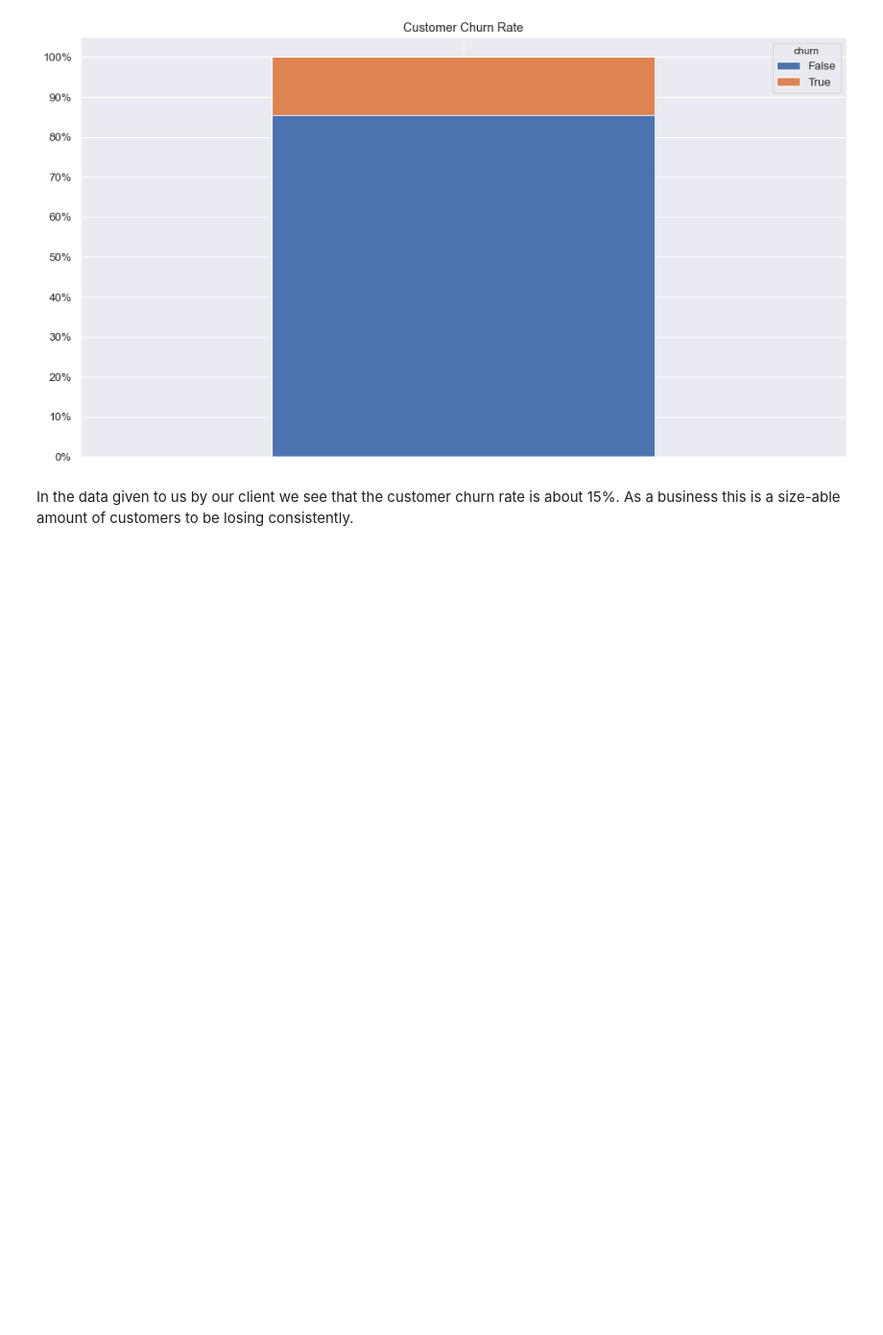
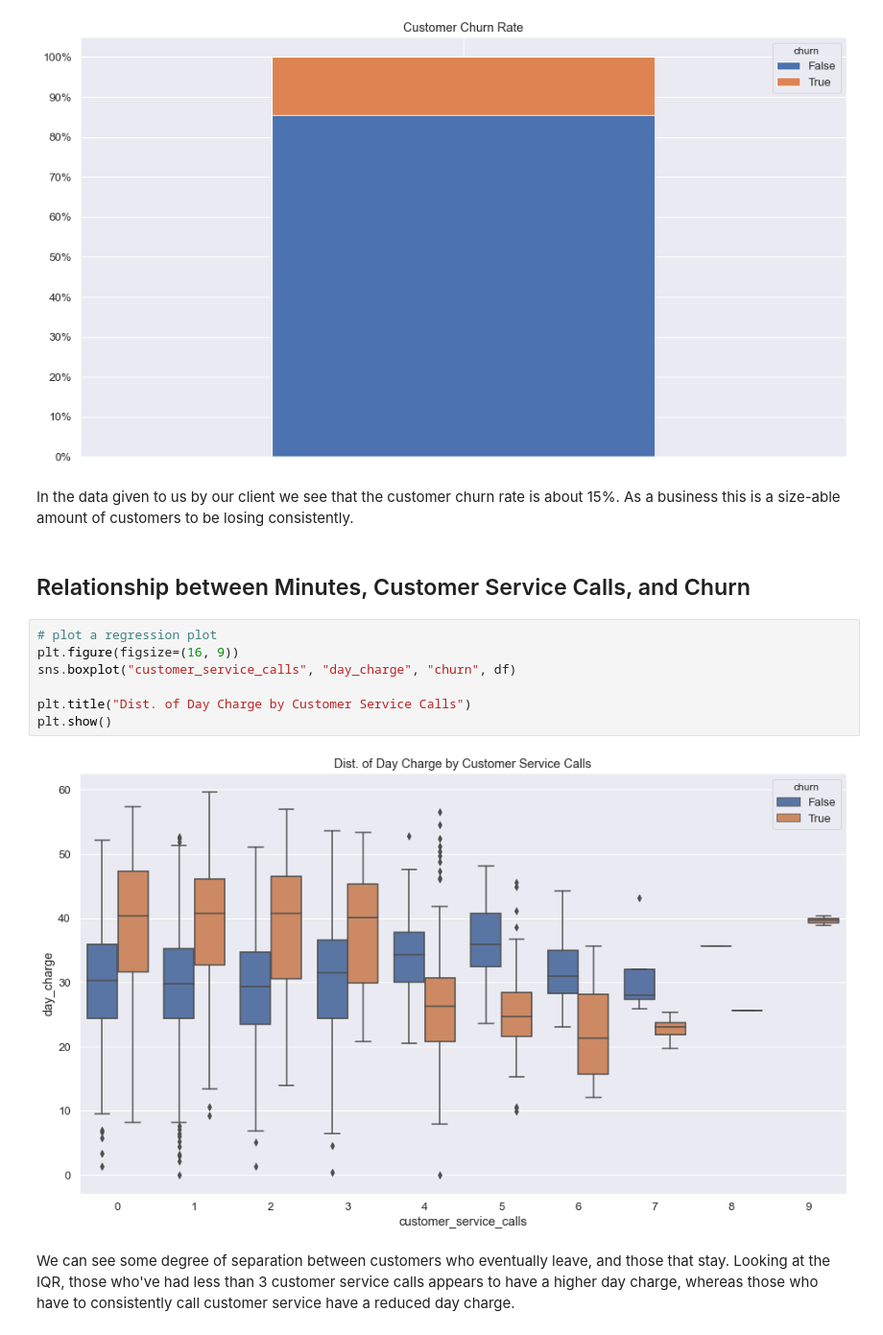
Before and after one commit to Skellet0r/customer-churn, a Jupyter notebook: notebooks/12-Skellet0r-exploration.ipynb, the cells around one changed output. Shown: that part at 96% size. Drawn from its saved outputs; the diff is of its cells as text; blank space fills up the shorter version.

Commit message:
feat(notebooks): continue exploration
Inspect the distribution of phone usage during the day for groups
by amount of customer service calls, stratified whether the customer
will soon leave.

```diff
--- a/notebooks/12-Skellet0r-exploration.ipynb
+++ b/notebooks/12-Skellet0r-exploration.ipynb
@@ -152,3 +152,16 @@ plt.show()
 [figure]
 # %% [markdown]
 In the data given to us by our client we see that the customer churn rate is about 15%. As a business this is a size-able amount of customers to be losing consistently.
+# %% [markdown]
+## Relationship between Minutes, Customer Service Calls, and Churn
+# %%
+# plot a regression plot
+plt.figure(figsize=(16, 9))
+sns.boxplot("customer_service_calls", "day_charge", "churn", df)
+
+plt.title("Dist. of Day Charge by Customer Service Calls")
+plt.show()
+# %% [output]
+[figure, added]
+# %% [markdown]
+We can see some degree of separation between customers who eventually leave, and those that stay. Looking at the IQR, those who've had less than 3 customer service calls appears to have a higher day charge, whereas those who have to consistently call customer service have a reduced day charge.
```
